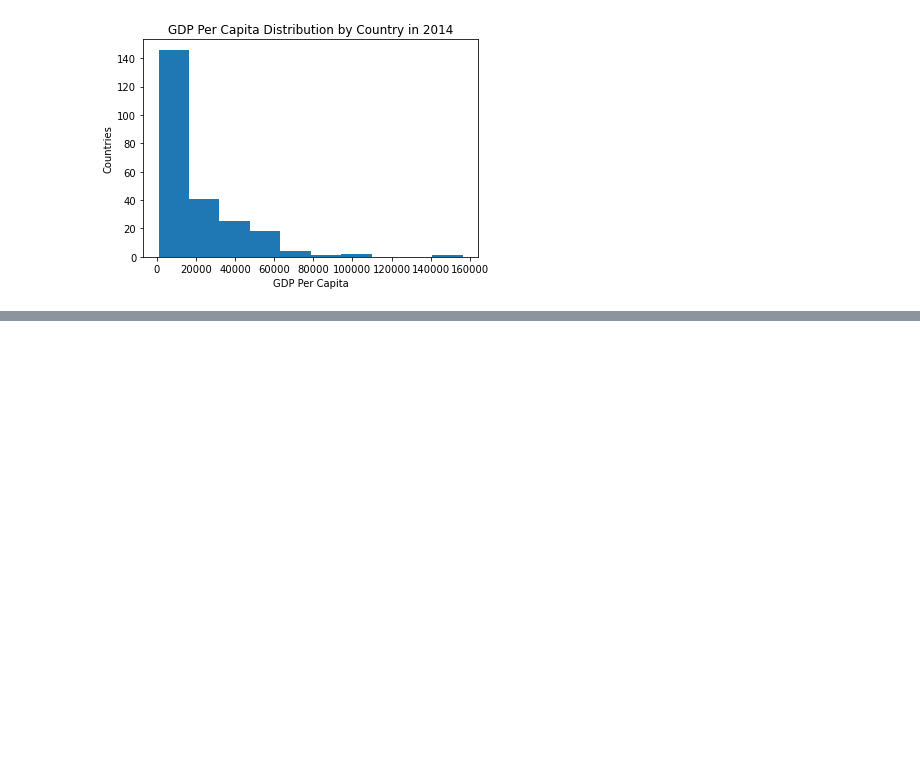
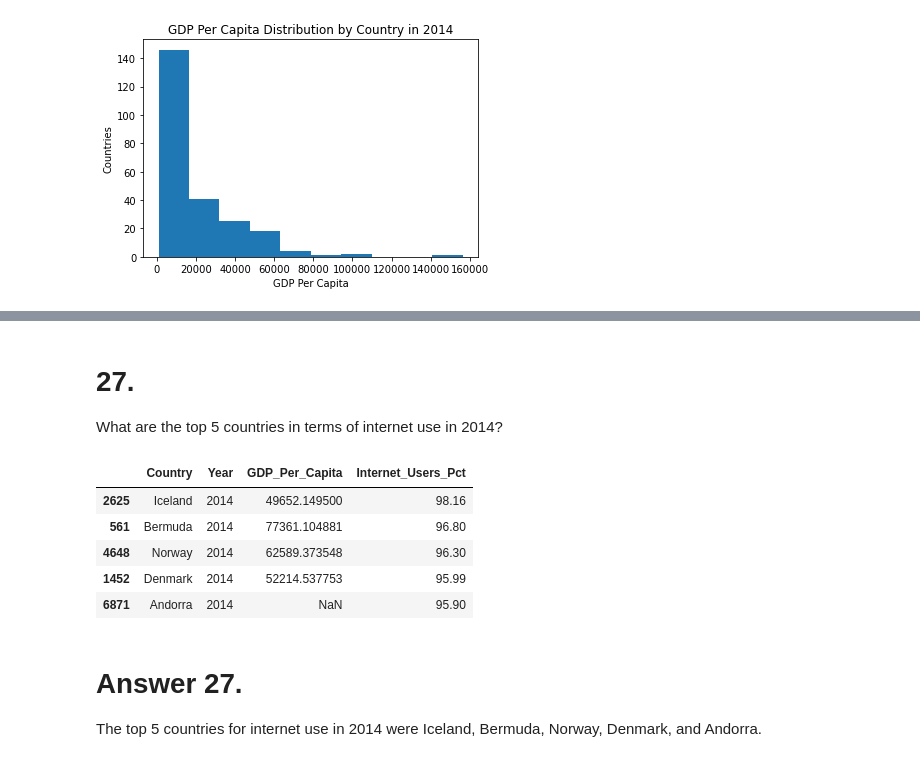
Before and after one commit to NSS-Data-Analytics-Cohort-6/gdp-and-internet-usage-caitbrown12, a Jupyter notebook: notebook/gdp_internet_usage_assignment.ipynb, the cells around one changed output, grey strips where cells are left out. Cells and saved outputs as stored; diff of their text form; code cells hidden in the pictures; blank space fills up the shorter version.

```diff
--- a/notebook/gdp_internet_usage_assignment.ipynb
+++ b/notebook/gdp_internet_usage_assignment.ipynb
@@ -559,0 +602,15 @@ Yes, the distribution of gdp per capita values for 2014 can be considered unimod
+# %% [markdown]
+# 27.
+What are the top 5 countries in terms of internet use in 2014?
+# %%
+year14_df.nlargest(5, ['Internet_Users_Pct'])
+# %% [output]
+|  | Country | Year | GDP_Per_Capita | Internet_Users_Pct |
+| 2625 | Iceland | 2014 | 49652.149500 | 98.16 |
+| 561 | Bermuda | 2014 | 77361.104881 | 96.80 |
+| 4648 | Norway | 2014 | 62589.373548 | 96.30 |
+| 1452 | Denmark | 2014 | 52214.537753 | 95.99 |
+| 6871 | Andorra | 2014 | NaN | 95.90 |
+# %% [markdown]
+# Answer 27.
+The top 5 countries for internet use in 2014 were Iceland, Bermuda, Norway, Denmark, and Andorra.
```
Also changed, not shown: parts of 10 cells of this notebook.
